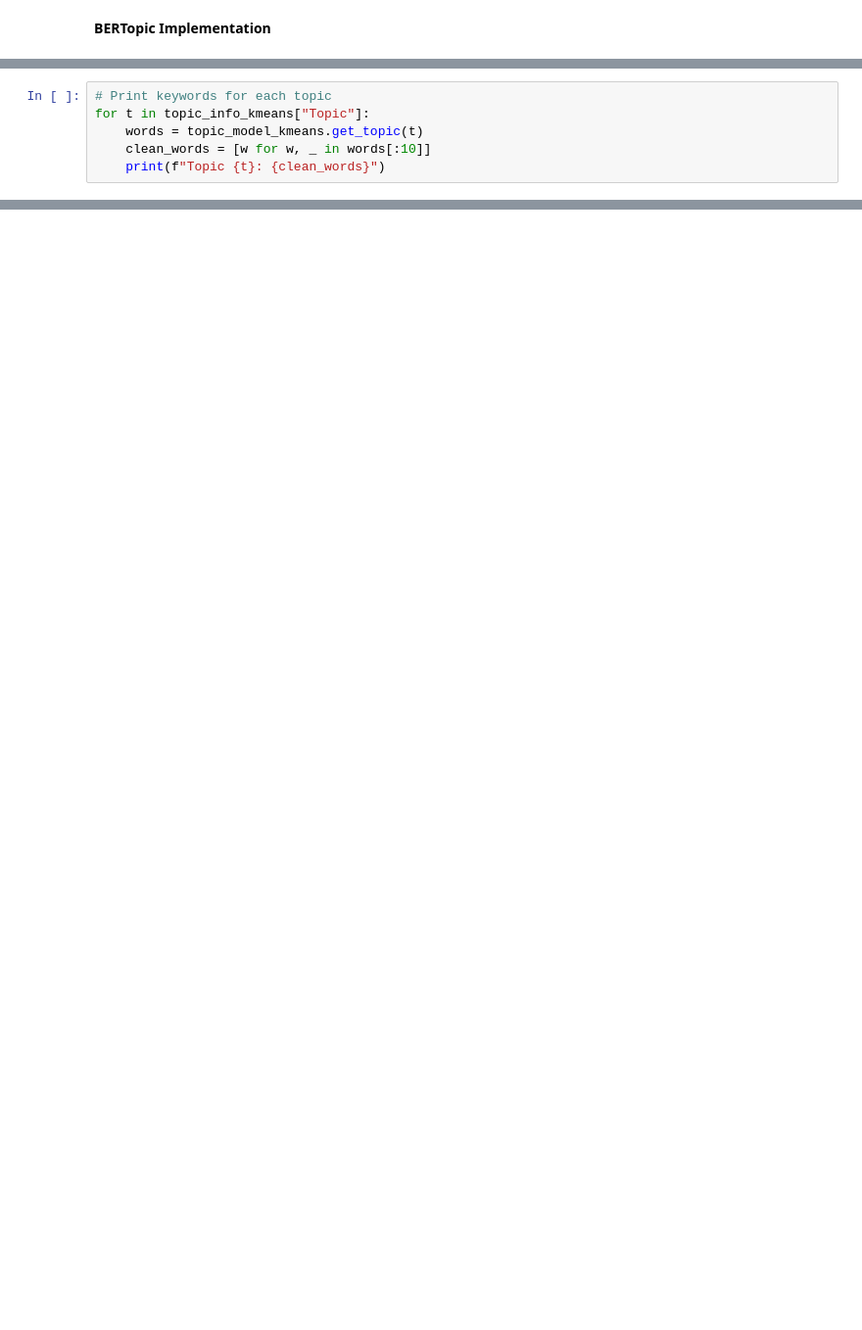
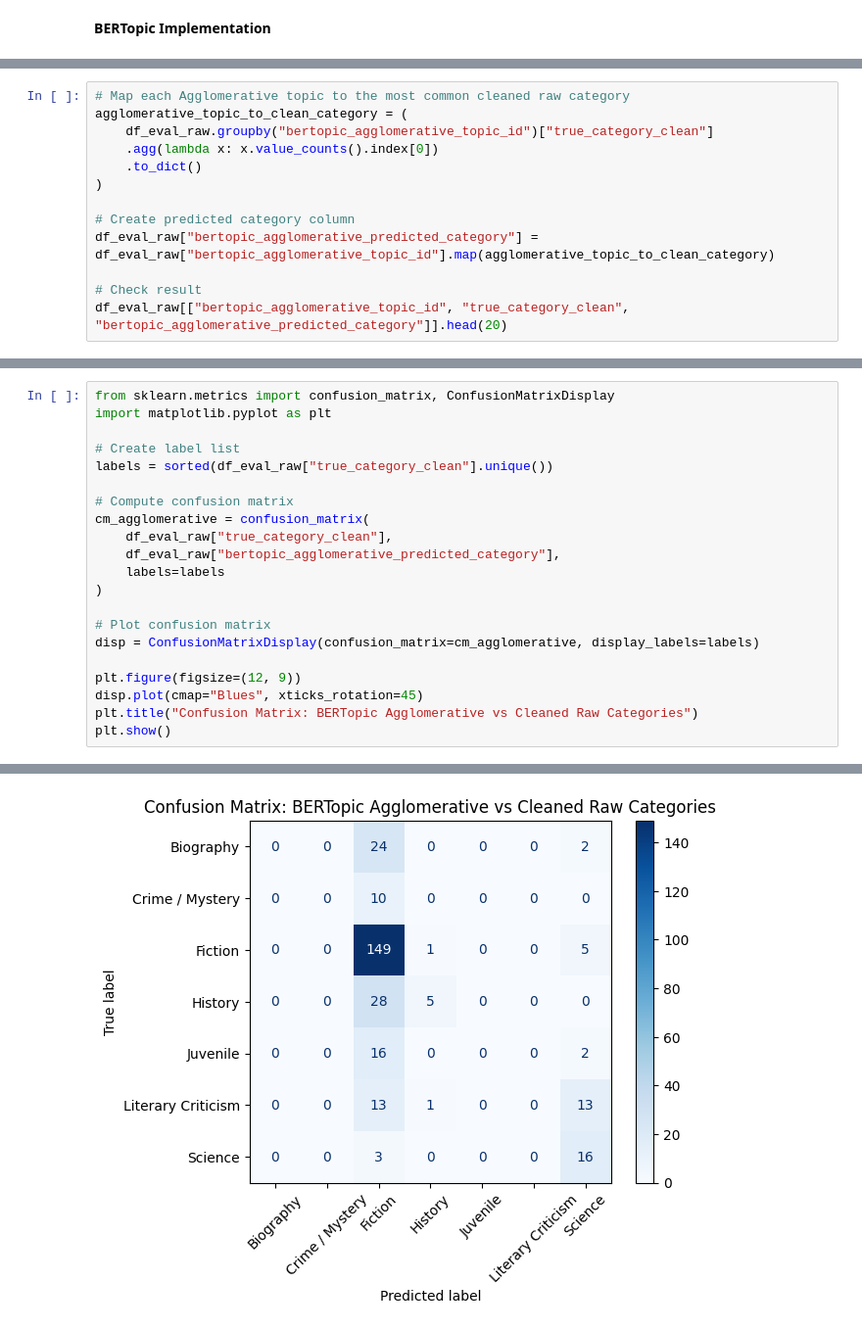
Before and after one commit to Elinab04/Book-Analysis, a Jupyter notebook: Book_Analysis.ipynb, the cells around one changed output, grey strips where cells are left out. Shown at 98% size. Saved outputs shown, nothing was run; the diff lists cells and outputs as text; blank space fills up the shorter version.

```diff
--- a/Book_Analysis.ipynb
+++ b/Book_Analysis.ipynb
@@ -495,6 +712,0 @@ The K-Means clustering approach produces a fixed number of topics, resulting in
-# %%
-# Print keywords for each topic
-for t in topic_info_kmeans["Topic"]:
-    words = topic_model_kmeans.get_topic(t)
-    clean_words = [w for w, _ in words[:10]]
-    print(f"Topic {t}: {clean_words}")
@@ -512,0 +1896,13 @@ df_lda[["title", "bertopic_kmeans_topic", "bertopic_kmeans_name"]].head()
+# %%
+# Map each Agglomerative topic to the most common cleaned raw category
+agglomerative_topic_to_clean_category = (
+    df_eval_raw.groupby("bertopic_agglomerative_topic_id")["true_category_clean"]
+    .agg(lambda x: x.value_counts().index[0])
+    .to_dict()
+)
+
+# Create predicted category column
+df_eval_raw["bertopic_agglomerative_predicted_category"] = df_eval_raw["bertopic_agglomerative_topic_id"].map(agglomerative_topic_to_clean_category)
+
+# Check result
+df_eval_raw[["bertopic_agglomerative_topic_id", "true_category_clean", "bertopic_agglomerative_predicted_category"]].head(20)
@@ -512,0 +1988,22 @@ df_lda[["title", "bertopic_kmeans_topic", "bertopic_kmeans_name"]].head()
+# %%
+from sklearn.metrics import confusion_matrix, ConfusionMatrixDisplay
+import matplotlib.pyplot as plt
+
+# Create label list
+labels = sorted(df_eval_raw["true_category_clean"].unique())
+
+# Compute confusion matrix
+cm_agglomerative = confusion_matrix(
+    df_eval_raw["true_category_clean"],
+    df_eval_raw["bertopic_agglomerative_predicted_category"],
+    labels=labels
+)
+
+# Plot confusion matrix
+disp = ConfusionMatrixDisplay(confusion_matrix=cm_agglomerative, display_labels=labels)
+
+plt.figure(figsize=(12, 9))
+disp.plot(cmap="Blues", xticks_rotation=45)
+plt.title("Confusion Matrix: BERTopic Agglomerative vs Cleaned Raw Categories")
+plt.show()
+# %% [output]
@@ -512,0 +2011 @@ df_lda[["title", "bertopic_kmeans_topic", "bertopic_kmeans_name"]].head()
+[figure, added]
```
Also changed, not shown: parts of 154 cells of this notebook.
